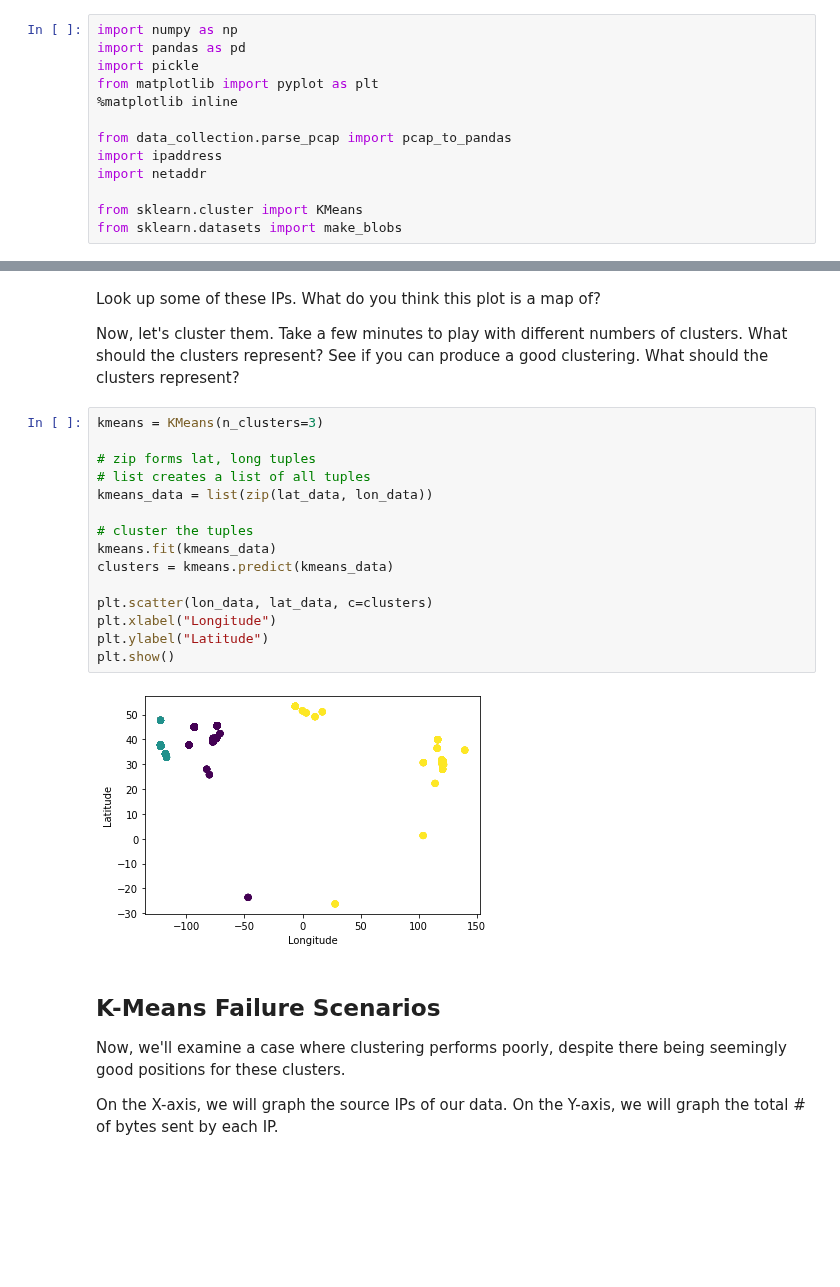
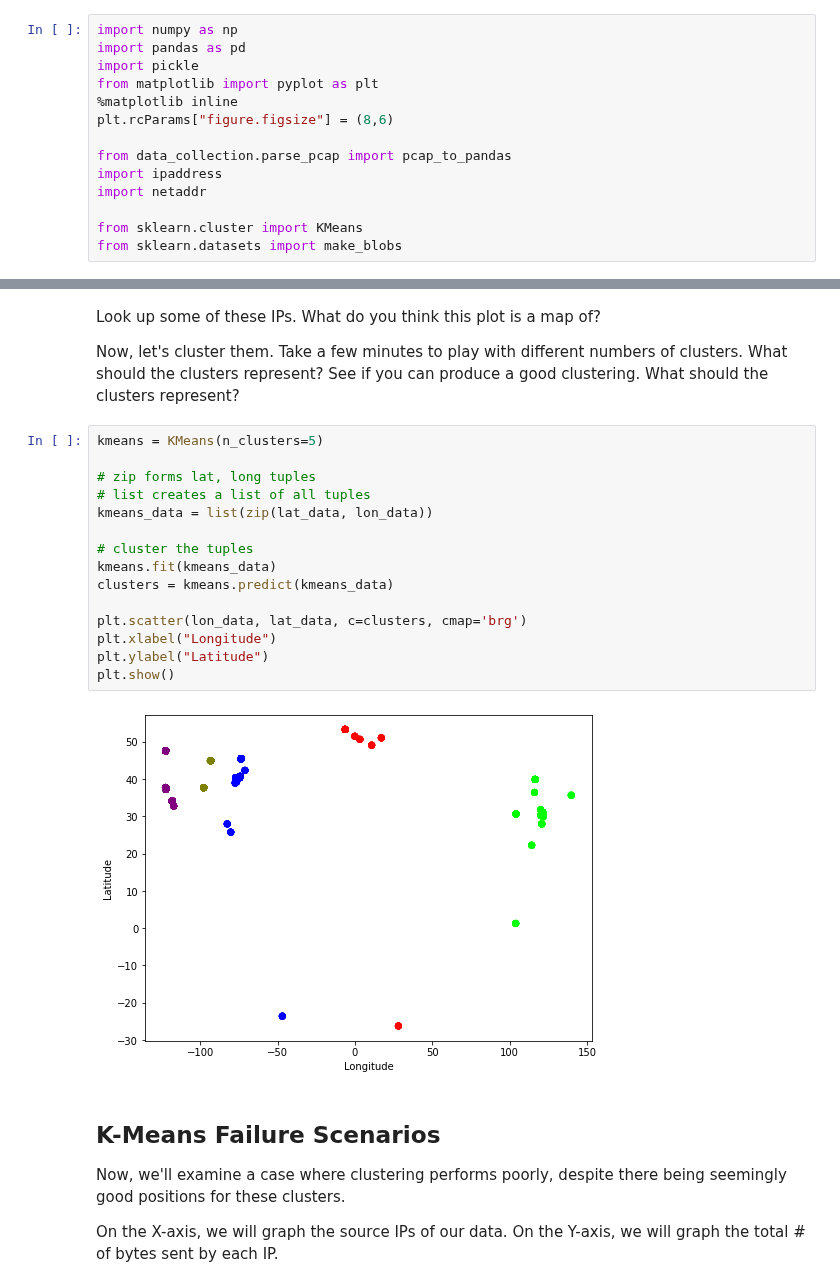
Before and after one commit to noise-lab/ml-networking, a Jupyter notebook: 5-Clustering.ipynb, the cells around one changed output, grey strips where cells are left out. Saved outputs shown, nothing was run; the diff lists cells and outputs as text; blank space fills up the shorter version.

```diff
--- a/5-Clustering.ipynb
+++ b/5-Clustering.ipynb
@@ -30,6 +30,7 @@ import pandas as pd
 import pickle
 from matplotlib import pyplot as plt
 %matplotlib inline
+plt.rcParams["figure.figsize"] = (8,6)
 
 from data_collection.parse_pcap import pcap_to_pandas
 import ipaddress
@@ -93,22 +94,22 @@ Look up some of these IPs. What do you think this plot is a map of?
 
 Now, let's cluster them. Take a few minutes to play with different numbers of clusters. What should the clusters represent? See if you can produce a good clustering. What should the clusters represent?
 # %%
-kmeans = KMeans(n_clusters=3)
+kmeans = KMeans(n_clusters=5)
 
 # zip forms lat, long tuples
 # list creates a list of all tuples
 kmeans_data = list(zip(lat_data, lon_data))
 
 # cluster the tuples
 kmeans.fit(kmeans_data)
 clusters = kmeans.predict(kmeans_data)
 
-plt.scatter(lon_data, lat_data, c=clusters)
+plt.scatter(lon_data, lat_data, c=clusters, cmap='brg')
 plt.xlabel("Longitude")
 plt.ylabel("Latitude")
 plt.show()
 # %% [output]
-[figure, old version]
+[figure, new version]
 # %% [markdown]
 ## K-Means Failure Scenarios
 
```
Also changed, not shown: parts of 12 cells of this notebook.
